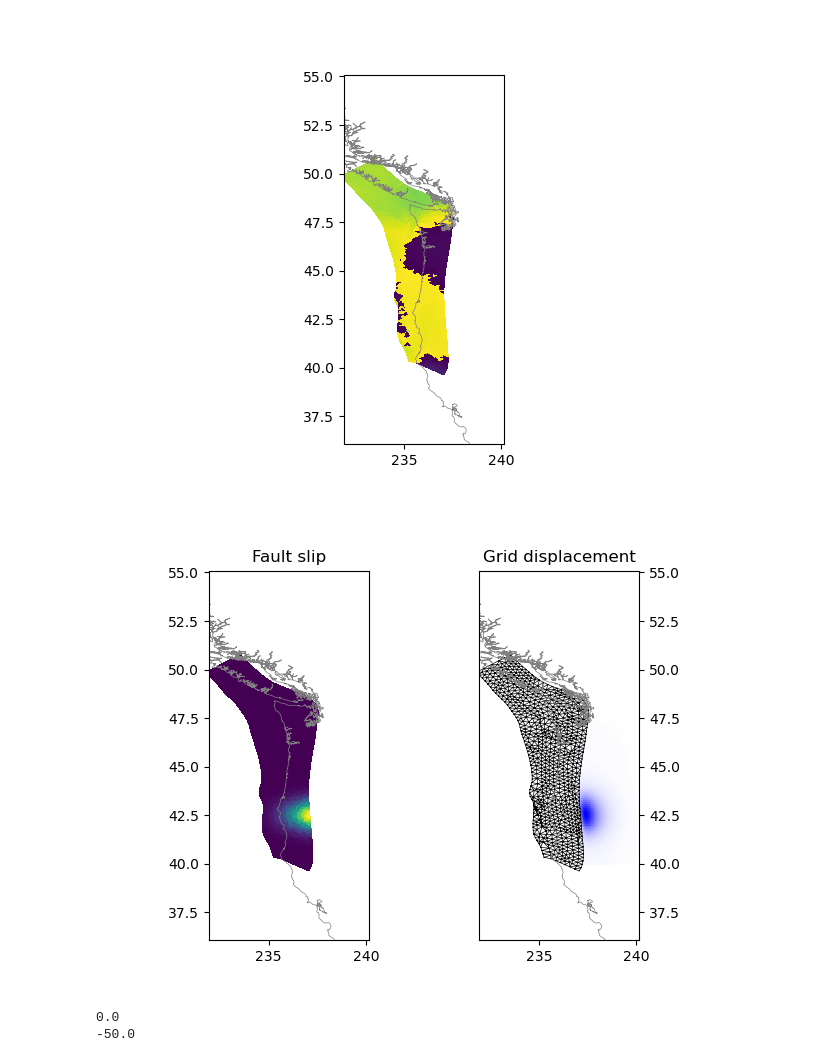
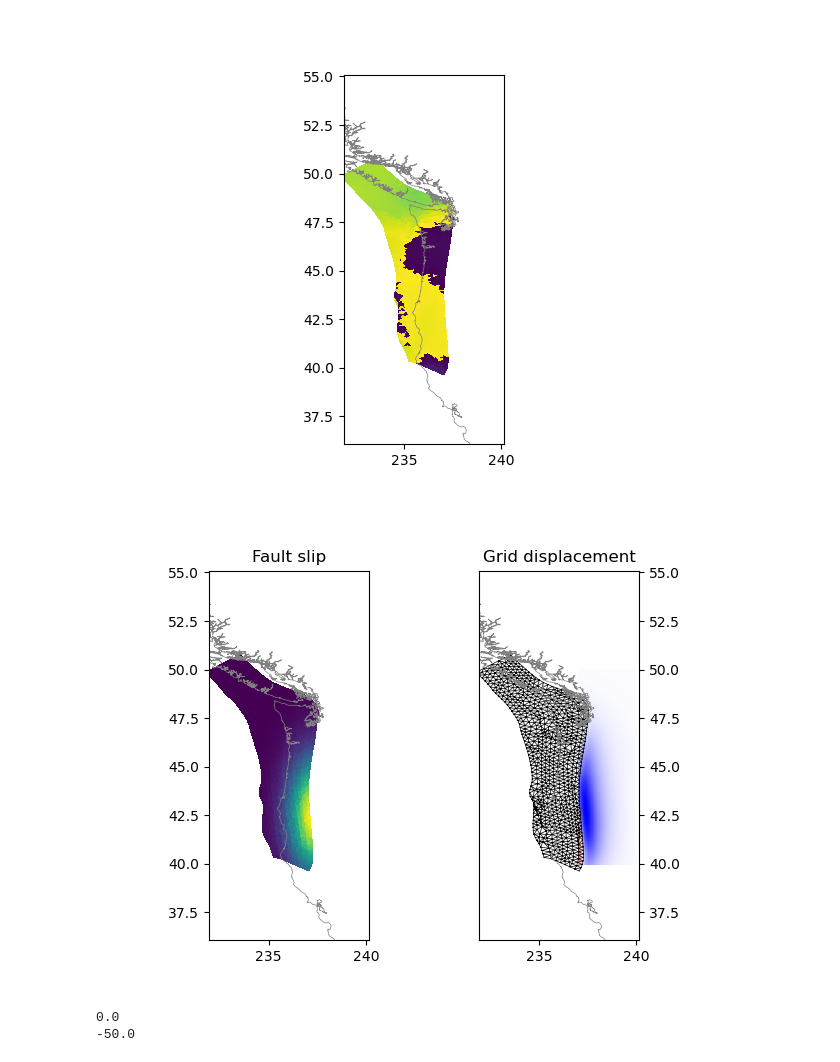
Before and after one commit to jploveless/fault_displacement, a Jupyter notebook: meshtesting.ipynb, the cells around one changed output. Cells and saved outputs as stored; diff of their text form; code cells hidden in the pictures.

```diff
--- a/meshtesting.ipynb
+++ b/meshtesting.ipynb
@@ -216,39 +216,39 @@ def radgauss(x0, y0, a, x, y, c):
 lon_center = 237.5
 lat_center = 42.5
 # Stretch of slip gradient in x, y plus rotation angle
-slip_shape = np.array([1, .5, 0])
+slip_shape = np.array([1, 2, 0])
 s = radgauss(lon_center, lat_center, 1, mesh["centroids"][:, 0], mesh["centroids"][:, 1], slip_shape)
 
 # Create full slip distribution, adding radial slip as dip-slip
 slip = np.vstack((np.zeros_like(s), s, np.zeros_like(s))).T
 
 # Calculate predicted displacement at grid points that arises from fault slip
 pred_disp = disp_mat.reshape((-1, 3*ntri)).dot(slip.reshape(3*ntri, 1))
 
 plt.close('all')
 # Visualize the slip and displacement pattern
 fig, ax = plt.subplots(1, 2)
 fso = ax[0].tripcolor(mesh["points"][:, 0], mesh["points"][:, 1], mesh["verts"], facecolors=s)
 # fig.colorbar(fso, ax=ax[0], orientation='horizontal')
 ax[0].plot(coast.lon+360*(1-lon_corr), coast.lat, color="gray", linewidth=0.5)
 ax[0].set(xlim=(xmin, xmax), ylim=(ymin, ymax), aspect='equal')
 ax[0].title.set_text("Fault slip")
 # Show uplift (pred_disp[2::3])
 
 # Get limits of displacement that is being plotted
 plot_disp = pred_disp[2::3]
 max_mag = np.max([np.max(plot_disp), np.abs(np.min(plot_disp))])
 gdo = ax[1].pcolormesh(obsx, obsy, plot_disp.reshape(np.shape(obsx)), shading="auto", cmap="bwr", vmin=-max_mag, vmax=max_mag)
 # Draw the fault
 ax[1].triplot(mesh["points"][:, 0], mesh["points"][:, 1], mesh["verts"], linewidth=0.5, color='k')
 # Add coastline
 ax[1].plot(coast.lon+360*(1-lon_corr), coast.lat, color="gray", linewidth=0.5)
 ax[1].set(xlim=(xmin, xmax), ylim=(ymin, ymax), aspect='equal')
 ax[1].yaxis.tick_right()
 ax[1].title.set_text("Grid displacement")
 plt.show()
 # %% [output]
-[figure, old version]
+[figure, new version]
 # %%
 # Find maximum (shallowest) and minimum (deepest) depths of points
 # Only check the depths of points listed in verts, using verts as a row index
```
Also changed, not shown: parts of 3 cells of this notebook.
